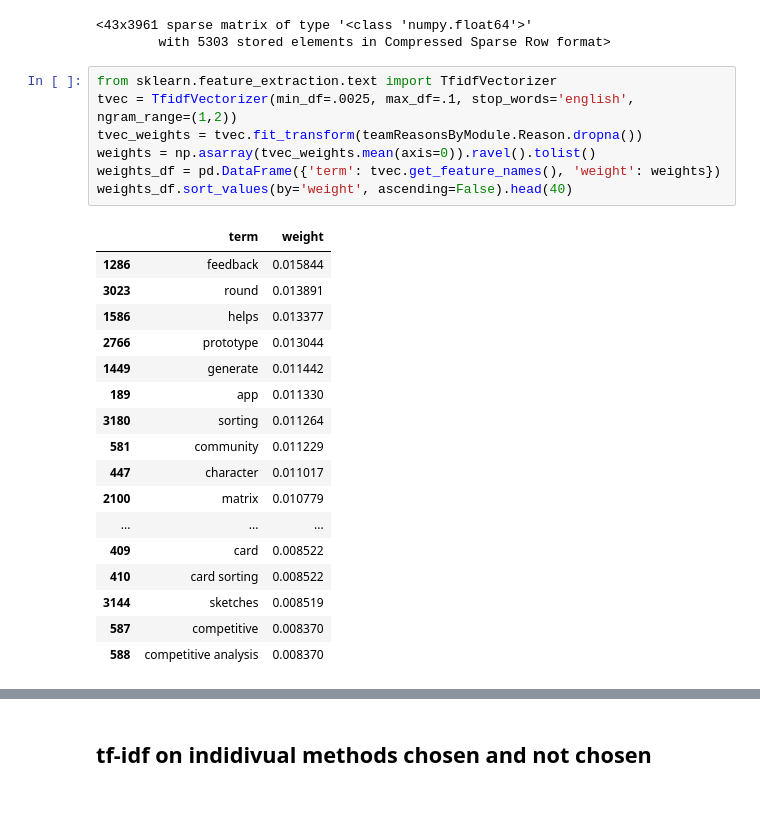
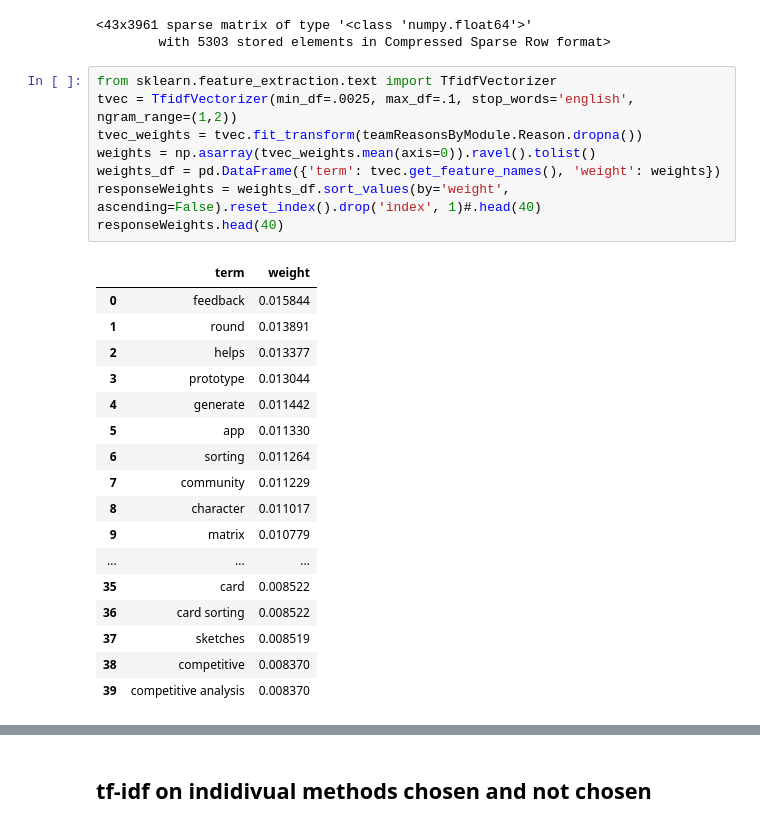
Before and after one commit to henryee333/tDX, a Jupyter notebook: Response Analysis.ipynb, the cells around one changed output, grey strips where cells are left out. Saved outputs shown, nothing was run; the diff lists cells and outputs as text.

```diff
--- a/Response Analysis.ipynb
+++ b/Response Analysis.ipynb
@@ -149,25 +149,26 @@ transformed_weights
 # %%
 from sklearn.feature_extraction.text import TfidfVectorizer
 tvec = TfidfVectorizer(min_df=.0025, max_df=.1, stop_words='english', ngram_range=(1,2))
 tvec_weights = tvec.fit_transform(teamReasonsByModule.Reason.dropna())
 weights = np.asarray(tvec_weights.mean(axis=0)).ravel().tolist()
 weights_df = pd.DataFrame({'term': tvec.get_feature_names(), 'weight': weights})
-weights_df.sort_values(by='weight', ascending=False).head(40)
+responseWeights = weights_df.sort_values(by='weight', ascending=False).reset_index().drop('index', 1)#.head(40)
+responseWeights.head(40)
 # %% [output]
 |  | term | weight |
-| 1286 | feedback | 0.015844 |
-| 3023 | round | 0.013891 |
-| 1586 | helps | 0.013377 |
-| 2766 | prototype | 0.013044 |
-| 1449 | generate | 0.011442 |
-| 189 | app | 0.011330 |
-| 3180 | sorting | 0.011264 |
-| 581 | community | 0.011229 |
-| 447 | character | 0.011017 |
-| 2100 | matrix | 0.010779 |
+| 0 | feedback | 0.015844 |
+| 1 | round | 0.013891 |
+| 2 | helps | 0.013377 |
+| 3 | prototype | 0.013044 |
+| 4 | generate | 0.011442 |
+| 5 | app | 0.011330 |
+| 6 | sorting | 0.011264 |
+| 7 | community | 0.011229 |
+| 8 | character | 0.011017 |
+| 9 | matrix | 0.010779 |
 | ... | ... | ... |
-| 409 | card | 0.008522 |
-| 410 | card sorting | 0.008522 |
-| 3144 | sketches | 0.008519 |
-| 587 | competitive | 0.008370 |
-| 588 | competitive analysis | 0.008370 |
+| 35 | card | 0.008522 |
+| 36 | card sorting | 0.008522 |
+| 37 | sketches | 0.008519 |
+| 38 | competitive | 0.008370 |
+| 39 | competitive analysis | 0.008370 |
```
Also changed, not shown: parts of 20 cells of this notebook.
